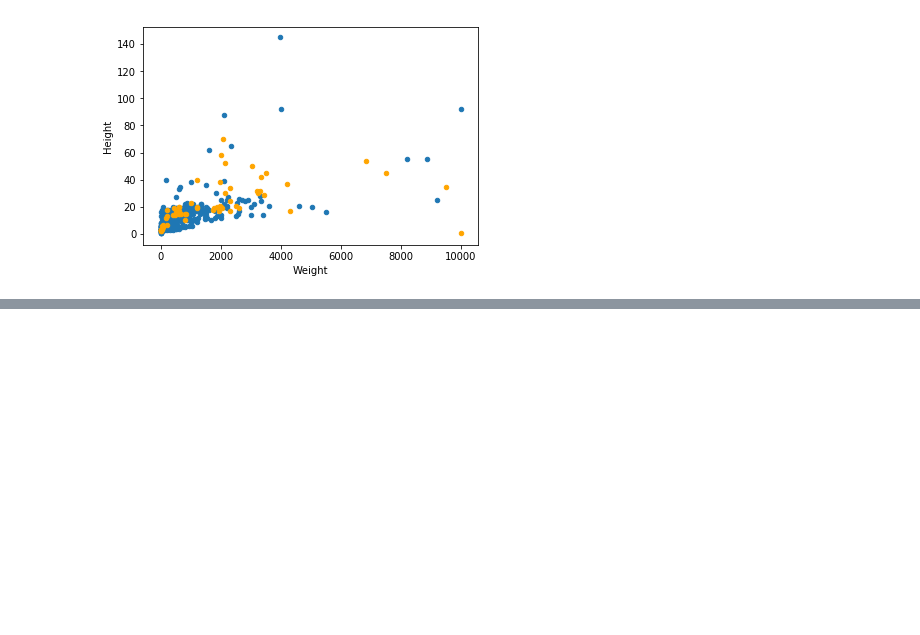
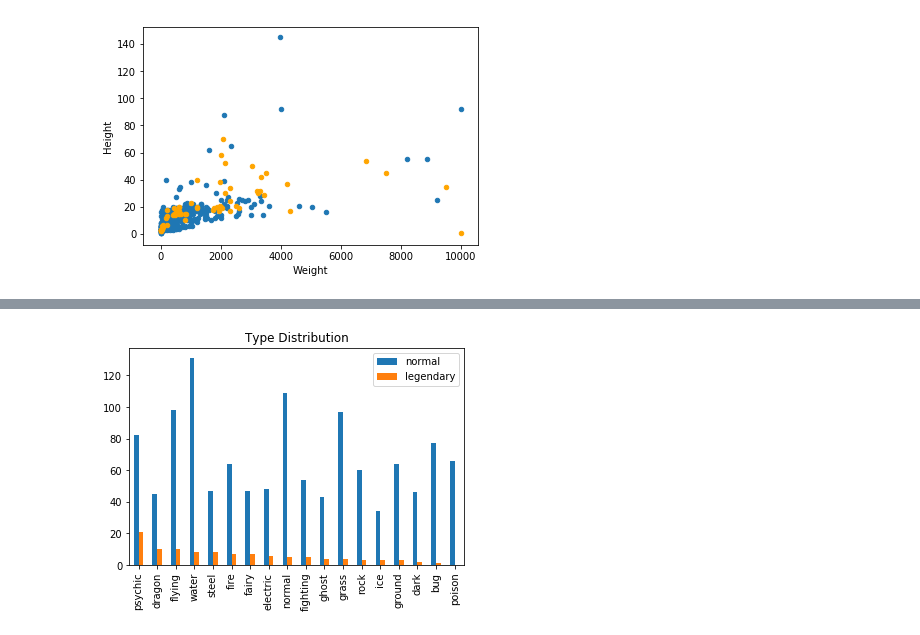
Before and after one commit to WhipeeDip/COGS108-Project, a Jupyter notebook: PhysicalAttributes.ipynb, the cells around one changed output, grey strips where cells are left out. Saved outputs shown, nothing was run; the diff lists cells and outputs as text; code cells hidden in the pictures; blank space fills up the shorter version.

```diff
--- a/PhysicalAttributes.ipynb
+++ b/PhysicalAttributes.ipynb
@@ -134,0 +172,13 @@ df[df['Pokemon'].isin(legend_list)][['Height', 'Weight']].plot('Weight', 'Height
+# %%
+typeCompDf = legendTypeCount.to_frame()
+typeCompDf = typeCompDf.merge(regularTypeCount.to_frame(), left_index=True, right_index=True)
+typeCompDf.columns = ['legendary','normal']
+typeCompDf=typeCompDf.reindex(columns=['normal','legendary'])
+
+
+import matplotlib.pyplot as plt
+ax = typeCompDf.plot(kind='bar', title ="Type Distribution")
+
+plt.show()
+# %% [output]
+[figure, added]
```
Also changed, not shown: parts of 7 cells of this notebook, 1 other file.
